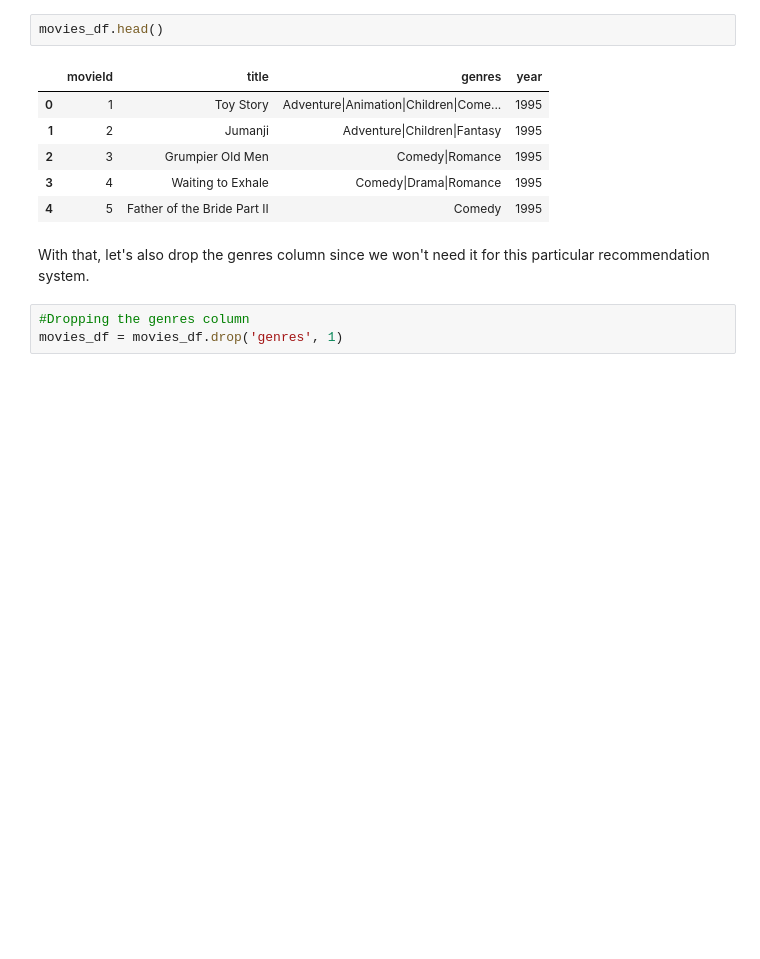
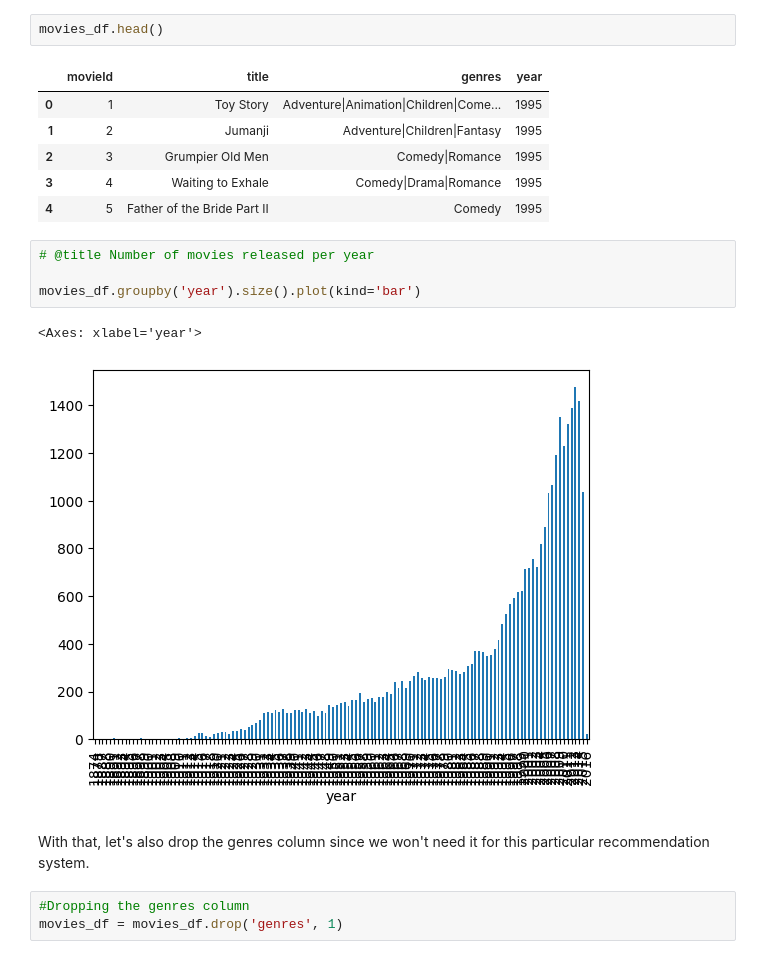
Before and after one commit to sreeharsha5219/Movie-Recommendation-System-with-Bias-Corrected-Collaborative-Filtering-and-Cloud-Deployment, a Jupyter notebook: collaborative_filtering.ipynb, the cells around one changed output. Cells and saved outputs as stored; diff of their text form; blank space fills up the shorter version.

```diff
--- a/collaborative_filtering.ipynb
+++ b/collaborative_filtering.ipynb
@@ -108,6 +108,13 @@ movies_df.head()
 | 2 | 3 | Grumpier Old Men | Comedy|Romance | 1995 |
 | 3 | 4 | Waiting to Exhale | Comedy|Drama|Romance | 1995 |
 | 4 | 5 | Father of the Bride Part II | Comedy | 1995 |
+# %%
+# @title Number of movies released per year
+
+movies_df.groupby('year').size().plot(kind='bar')
+# %% [output]
+<Axes: xlabel='year'>
+[figure, added]
 # %% [markdown]
 With that, let's also drop the genres column since we won't need it for this particular recommendation system.
 # %%
```
Also changed, not shown: parts of 8 cells of this notebook.
